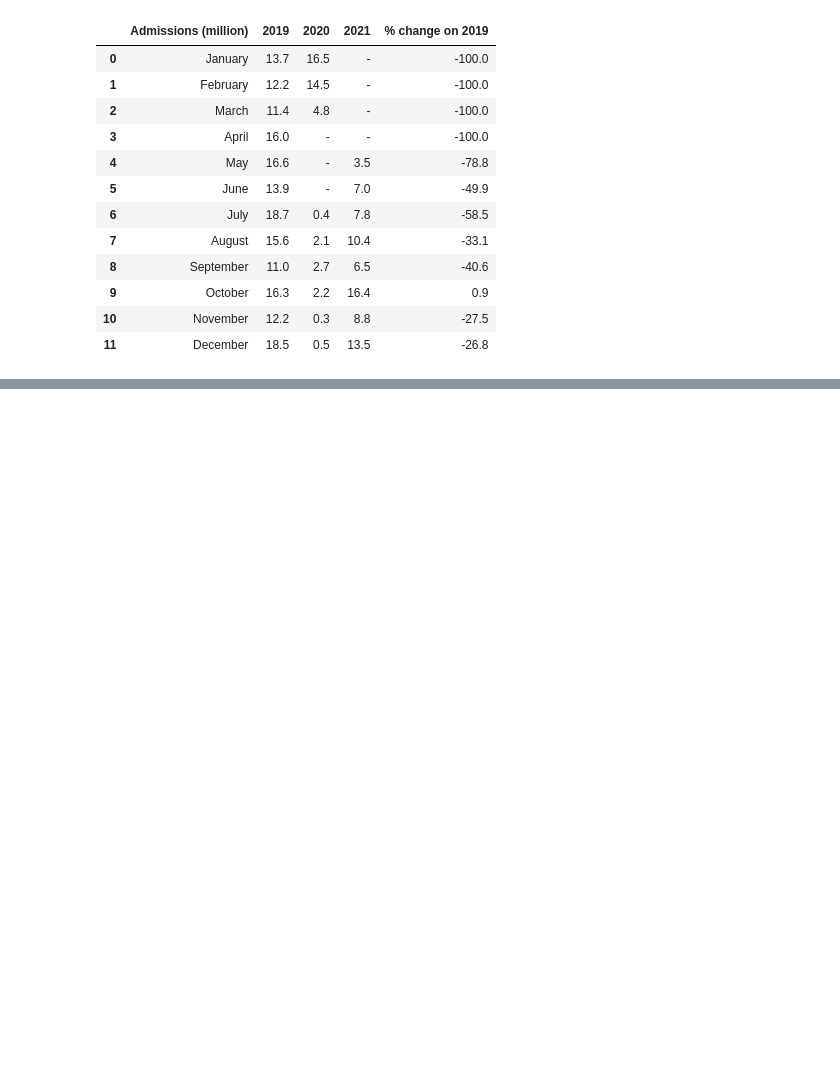
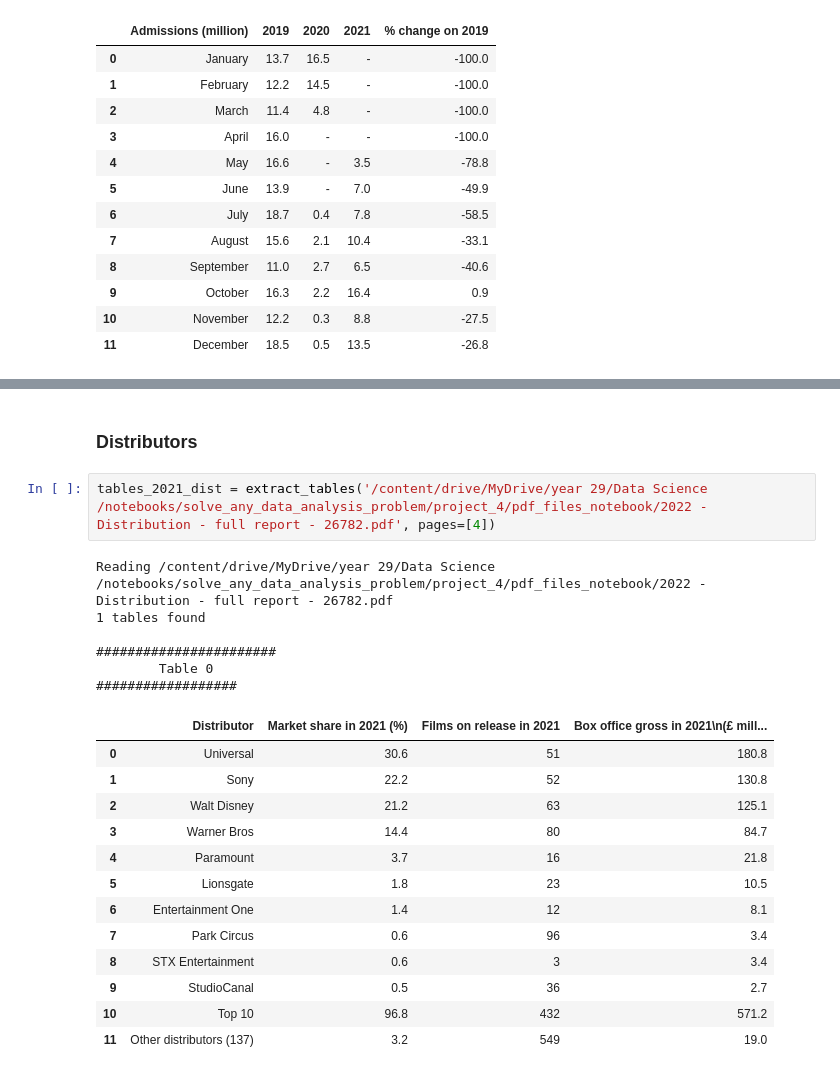
Before and after one commit to AJ-Horch/grounded_data_analyst, a Jupyter notebook: covidmoviesclean.ipynb, the cells around one changed output, grey strips where cells are left out. Drawn from its saved outputs; the diff is of its cells as text; blank space fills up the shorter version.

```diff
--- a/covidmoviesclean.ipynb
+++ b/covidmoviesclean.ipynb
@@ -620,0 +705,24 @@ Reading /content/drive/MyDrive/year 29/Data Science /notebooks/solve_any_data_an
+# %% [markdown]
+### Distributors
+# %%
+tables_2021_dist = extract_tables('/content/drive/MyDrive/year 29/Data Science /notebooks/solve_any_data_analysis_problem/project_4/pdf_files_notebook/2022 - Distribution - full report - 26782.pdf', pages=[4])
+# %% [output]
+Reading /content/drive/MyDrive/year 29/Data Science /notebooks/solve_any_data_analysis_problem/project_4/pdf_files_notebook/2022 - Distribution - full report - 26782.pdf
+1 tables found
+
+#######################
+        Table 0
+##################
+|  | Distributor | Market share in 2021 (%) | Films on release in 2021 | Box office gross in 2021\n(£ mill... |
+| 0 | Universal | 30.6 | 51 | 180.8 |
+| 1 | Sony | 22.2 | 52 | 130.8 |
+| 2 | Walt Disney | 21.2 | 63 | 125.1 |
+| 3 | Warner Bros | 14.4 | 80 | 84.7 |
+| 4 | Paramount | 3.7 | 16 | 21.8 |
+| 5 | Lionsgate | 1.8 | 23 | 10.5 |
+| 6 | Entertainment One | 1.4 | 12 | 8.1 |
+| 7 | Park Circus | 0.6 | 96 | 3.4 |
+| 8 | STX Entertainment | 0.6 | 3 | 3.4 |
+| 9 | StudioCanal | 0.5 | 36 | 2.7 |
+| 10 | Top 10 | 96.8 | 432 | 571.2 |
+| 11 | Other distributors (137) | 3.2 | 549 | 19.0 |
```
Also changed, not shown: parts of 14 cells of this notebook.
